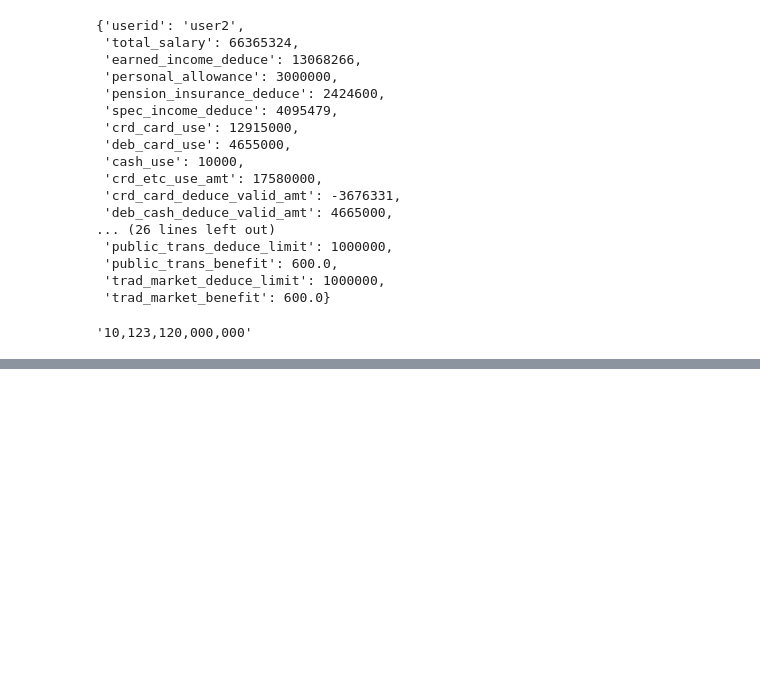
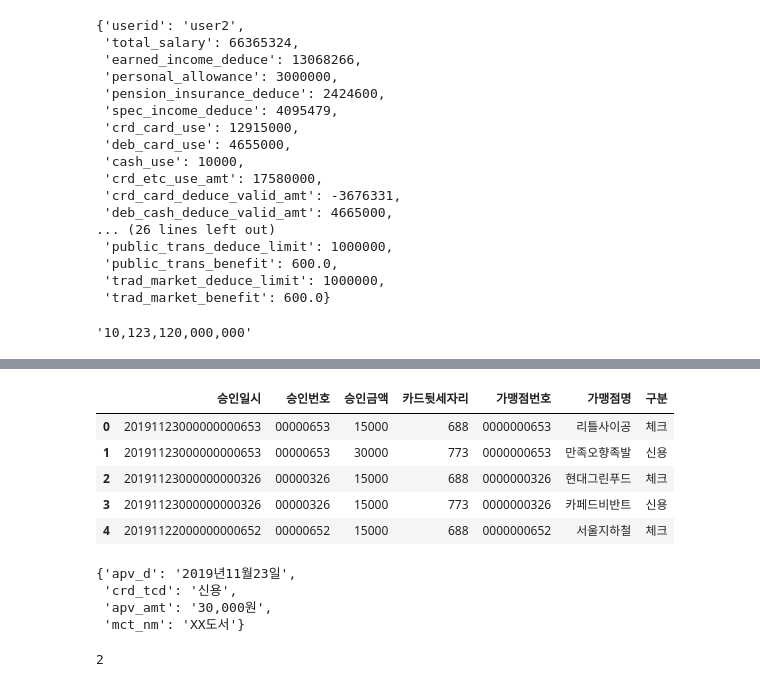
Before and after one commit to thjeong/hack2019, a Jupyter notebook: Untitled.ipynb, the cells around one changed output, grey strips where cells are left out. Saved outputs shown, nothing was run; the diff lists cells and outputs as text; code cells hidden in the pictures; blank space fills up the shorter version.

```diff
--- a/Untitled.ipynb
+++ b/Untitled.ipynb
@@ -316,3 +348,3 @@ deb_card_df['구분'] = '체크'
 # %%
-card_df = pd.concat([crd_card_df,deb_card_df]).sort_values('승인일시').reset_index(drop=True)
+card_df = pd.concat([crd_card_df,deb_card_df]).sort_values('승인일시', ascending=False)
 # %%
@@ -326,0 +352,9 @@ card_df = card_df[~card_df['가맹점명'].str.contains('지방세|세금|상품
+# %%
+card_df.head()
+# %% [output]
+|  | 승인일시 | 승인번호 | 승인금액 | 카드뒷세자리 | 가맹점번호 | 가맹점명 | 구분 |
+| 0 | 20191123000000000653 | 00000653 | 15000 | 688 | 0000000653 | 리틀사이공 | 체크 |
+| 1 | 20191123000000000653 | 00000653 | 30000 | 773 | 0000000653 | 만족오향족발 | 신용 |
+| 2 | 20191123000000000326 | 00000326 | 15000 | 688 | 0000000326 | 현대그린푸드 | 체크 |
+| 3 | 20191123000000000326 | 00000326 | 15000 | 773 | 0000000326 | 카페드비반트 | 신용 |
+| 4 | 20191122000000000652 | 00000652 | 15000 | 688 | 0000000652 | 서울지하철 | 체크 |
@@ -326,0 +370,11 @@ card_df = card_df[~card_df['가맹점명'].str.contains('지방세|세금|상품
+# %%
+output_list[0]
+# %% [output]
+{'apv_d': '2019년11월23일',
+ 'crd_tcd': '신용',
+ 'apv_amt': '30,000원',
+ 'mct_nm': 'XX도서'}
+# %%
+int(round(1.9))
+# %% [output]
+2
```
Also changed, not shown: parts of 5 cells of this notebook, 2 other files.
